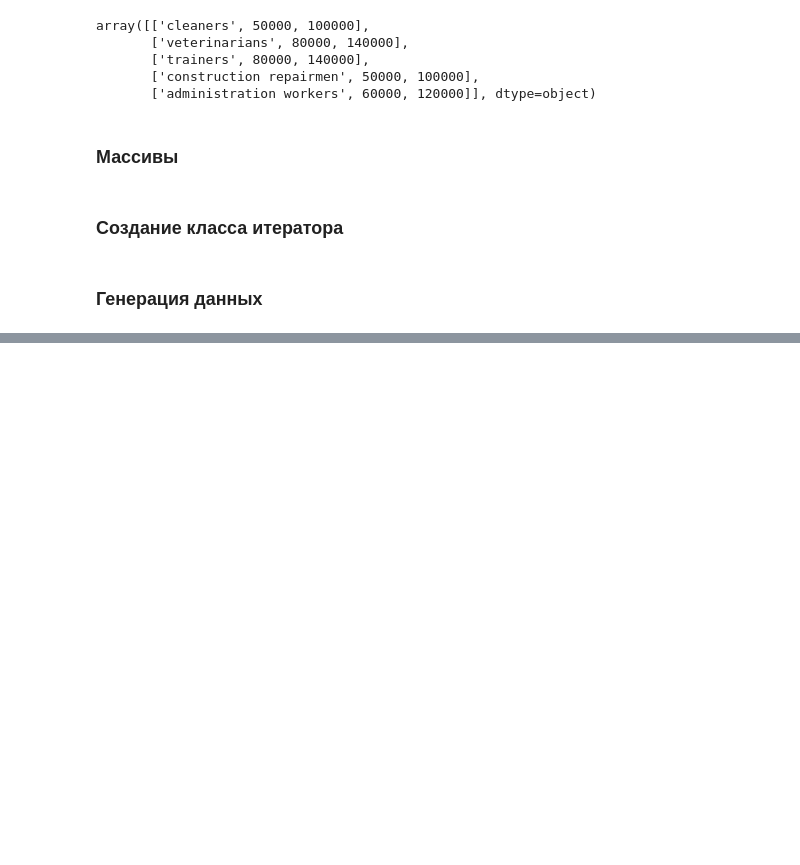
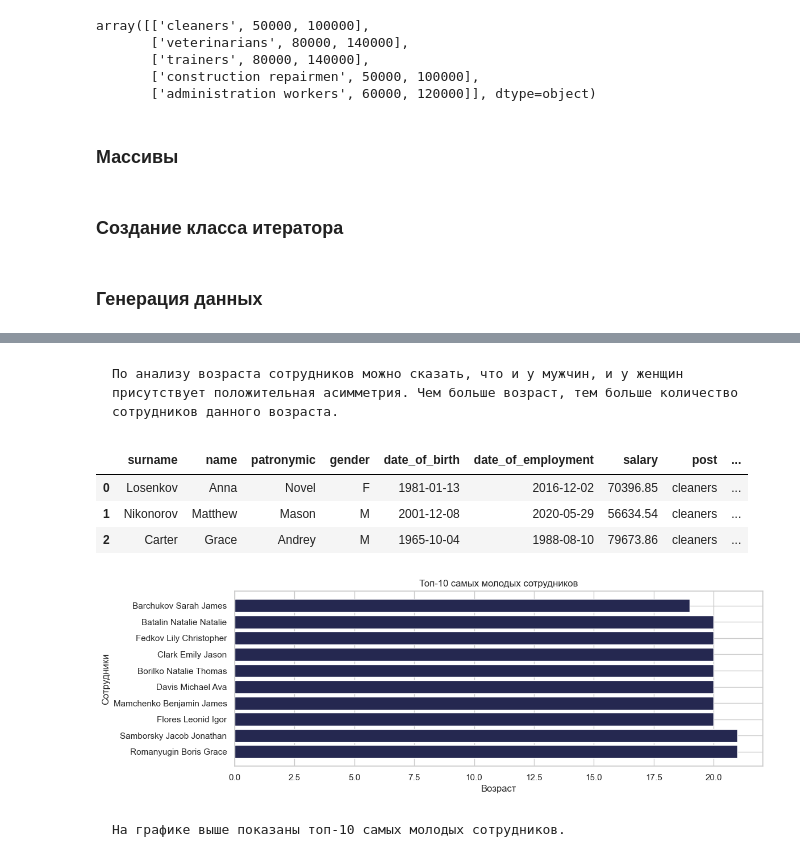
Before and after one commit to Iwonderfull/sorting, a Jupyter notebook: src/bsa/GenerateData_Staff.ipynb, the cells around one changed output, grey strips where cells are left out. Saved outputs shown, nothing was run; the diff lists cells and outputs as text; code cells hidden in the pictures; blank space fills up the shorter version.

```diff
--- a/src/bsa/GenerateData_Staff.ipynb
+++ b/src/bsa/GenerateData_Staff.ipynb
@@ -263,0 +307,25 @@ create_file(staffs_file_path, ['surname', 'name', 'patronymic', 'gender', 'date_
+# %% [markdown]
+    По анализу возраста сотрудников можно сказать, что и у мужчин, и у женщин присутствует положительная асимметрия. Чем больше возраст, тем больше количество сотрудников данного возраста.
+# %%
+dt_staff.head(3)
+# %% [output]
+|  | surname | name | patronymic | gender | date_of_birth | date_of_employment | salary | post | ... |
+| 0 | Losenkov | Anna | Novel | F | 1981-01-13 | 2016-12-02 | 70396.85 | cleaners | ... |
+| 1 | Nikonorov | Matthew | Mason | M | 2001-12-08 | 2020-05-29 | 56634.54 | cleaners | ... |
+| 2 | Carter | Grace | Andrey | M | 1965-10-04 | 1988-08-10 | 79673.86 | cleaners | ... |
+# %%
+# Сортировка данных по возрасту и выбор топ-10 самых молодых сотрудников
+top_youngest = dt_staff.sort_values('age').head(10)
+
+# Создание горизонтальной столбчатой диаграммы
+plt.figure(figsize=(12, 4))
+plt.barh(top_youngest['surname'] + ' ' + top_youngest['name'] + ' ' + top_youngest['patronymic'], top_youngest['age'], color='#252850')
+plt.xlabel('Возраст')
+plt.ylabel('Сотрудники')
+plt.title('Топ-10 самых молодых сотрудников')
+plt.gca().invert_yaxis()  # Разворачиваем ось y для отображения самого молодого сверху
+plt.show()
+# %% [output]
+[figure, added]
+# %% [markdown]
+    На графике выше показаны топ-10 самых молодых сотрудников.
```
Also changed, not shown: parts of 8 cells of this notebook, 2 other files.
